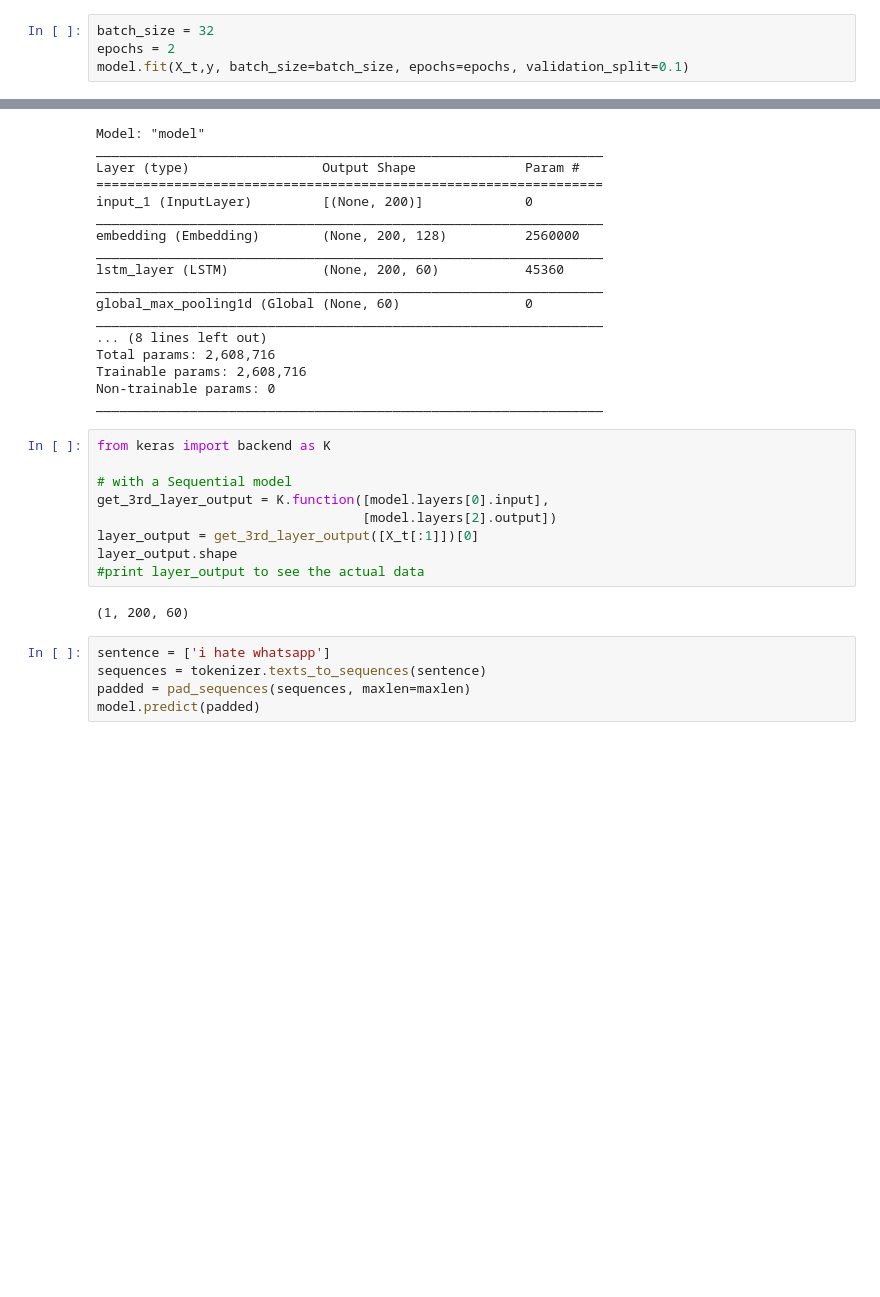
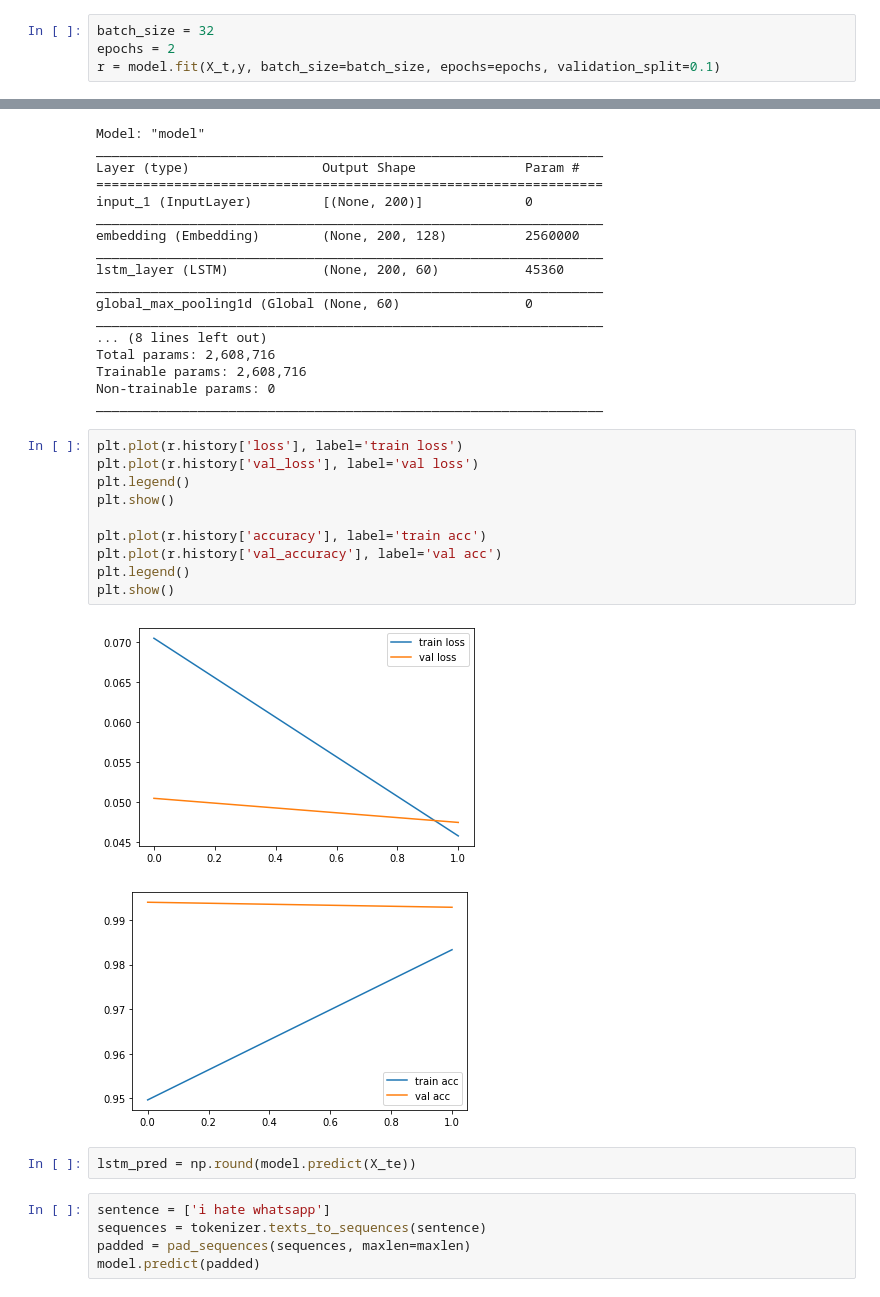
Before and after one commit to meysam810/Toxic-comment-detection, a Jupyter notebook: toxic_comment_detection.ipynb, the cells around one changed output, grey strips where cells are left out. Drawn from its saved outputs; the diff is of its cells as text; blank space fills up the shorter version.

```diff
--- a/toxic_comment_detection.ipynb
+++ b/toxic_comment_detection.ipynb
@@ -109,6 +103,6 @@ model.compile(loss='binary_crossentropy',
 # %%
 batch_size = 32
 epochs = 2
-model.fit(X_t,y, batch_size=batch_size, epochs=epochs, validation_split=0.1)
+r = model.fit(X_t,y, batch_size=batch_size, epochs=epochs, validation_split=0.1)
 # %% [output]
 Epoch 1/2
@@ -142,17 +129,21 @@ Total params: 2,608,716
 Trainable params: 2,608,716
 Non-trainable params: 0
 _________________________________________________________________
-# %%
-from keras import backend as K
-
-# with a Sequential model
-get_3rd_layer_output = K.function([model.layers[0].input],
-                                  [model.layers[2].output])
-layer_output = get_3rd_layer_output([X_t[:1]])[0]
-layer_output.shape
-#print layer_output to see the actual data
-# %% [output]
-(1, 200, 60)
+# %%
+plt.plot(r.history['loss'], label='train loss')
+plt.plot(r.history['val_loss'], label='val loss')
+plt.legend()
+plt.show()
+
+plt.plot(r.history['accuracy'], label='train acc')
+plt.plot(r.history['val_accuracy'], label='val acc')
+plt.legend()
+plt.show()
+# %% [output]
+[figure, added]
+[figure, added]
+# %%
+lstm_pred = np.round(model.predict(X_te))
 # %%
 sentence = ['i hate whatsapp']
 sequences = tokenizer.texts_to_sequences(sentence)
```
Also changed, not shown: parts of 7 cells of this notebook, 2 other files.
